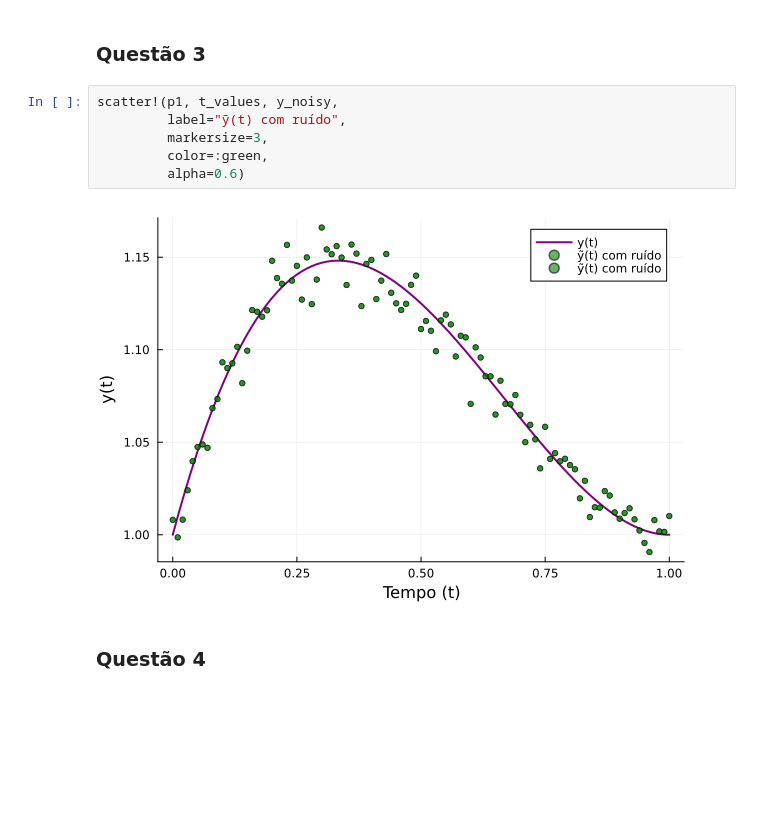
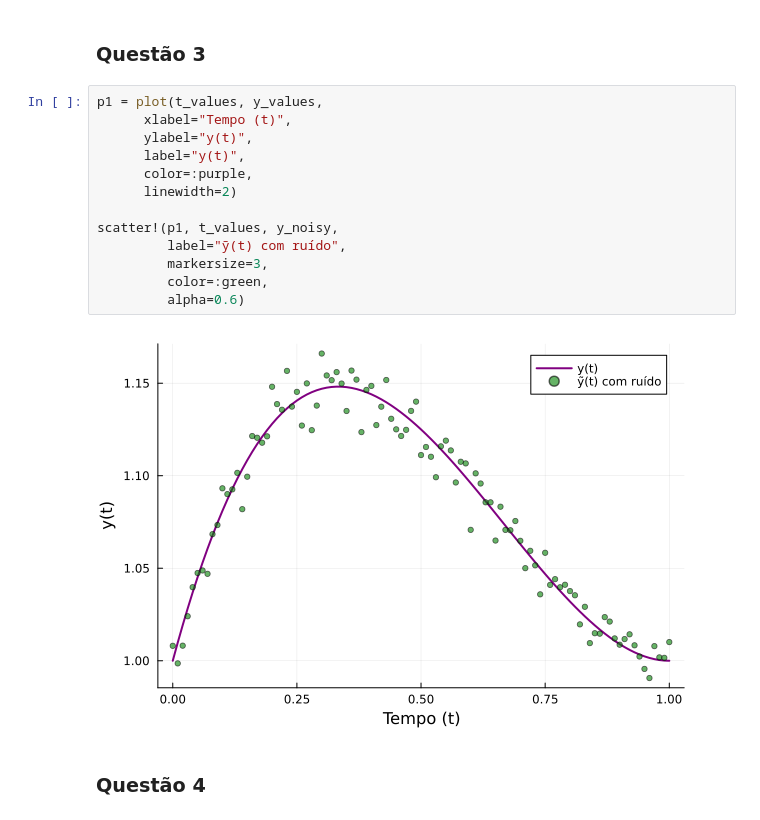
Before and after one commit to amandatz/computational-linear-algebra, a Jupyter notebook: Atividade4.ipynb, the cells around one changed output. Cells and saved outputs as stored; diff of their text form; blank space fills up the shorter version.

```diff
--- a/Atividade4.ipynb
+++ b/Atividade4.ipynb
@@ -72,13 +72,20 @@ y_noisy = y_values + epsilon
 # %% [markdown]
 ### Questão 3
 # %%
+p1 = plot(t_values, y_values,
+      xlabel="Tempo (t)",
+      ylabel="y(t)",
+      label="y(t)",
+      color=:purple,
+      linewidth=2)
+
 scatter!(p1, t_values, y_noisy,
          label="ỹ(t) com ruído",
          markersize=3,
          color=:green,
          alpha=0.6)
 # %% [output]
-[figure, old version]
+[figure, new version]
 # %% [markdown]
 ### Questão 4
 # %% [markdown]
```
Also changed, not shown: parts of 2 cells of this notebook.
